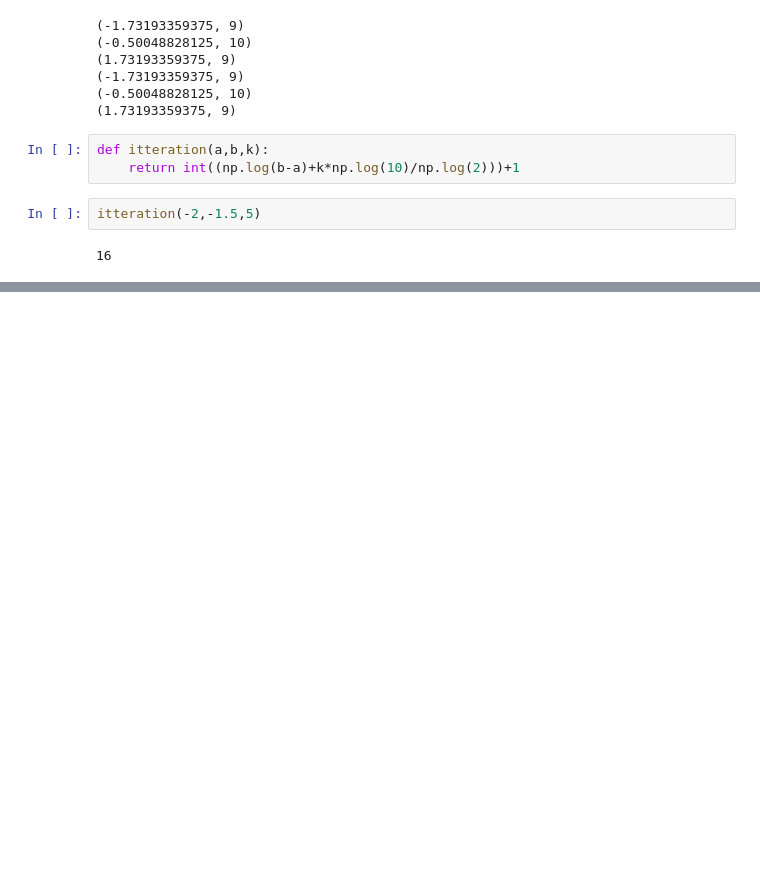
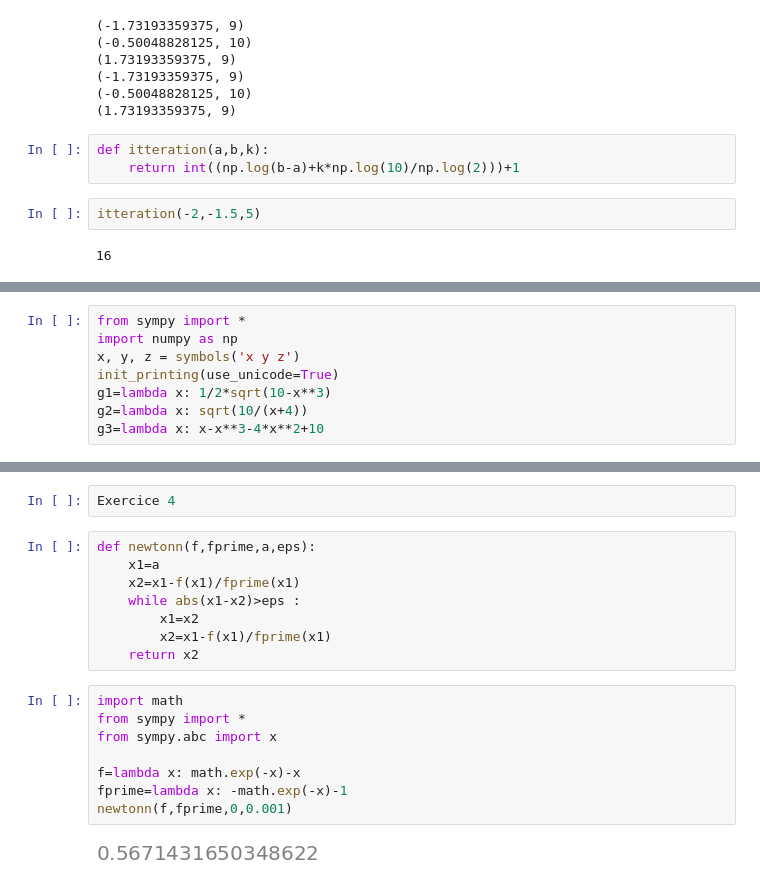
Before and after one commit to MohamedAmineBoufares/TP_Analyse_Num, a Jupyter notebook: TP1_2DNI.ipynb, the cells around one changed output, grey strips where cells are left out. Saved outputs shown, nothing was run; the diff lists cells and outputs as text; blank space fills up the shorter version.

```diff
--- a/TP1_2DNI.ipynb
+++ b/TP1_2DNI.ipynb
@@ -85,0 +154,8 @@ itteration(-2,-1.5,5)
+# %%
+from sympy import *
+import numpy as np
+x, y, z = symbols('x y z')
+init_printing(use_unicode=True)
+g1=lambda x: 1/2*sqrt(10-x**3)
+g2=lambda x: sqrt(10/(x+4))
+g3=lambda x: x-x**3-4*x**2+10
@@ -85,0 +179,20 @@ itteration(-2,-1.5,5)
+# %%
+Exercice 4
+# %%
+def newtonn(f,fprime,a,eps):
+    x1=a
+    x2=x1-f(x1)/fprime(x1)
+    while abs(x1-x2)>eps :
+        x1=x2
+        x2=x1-f(x1)/fprime(x1)
+    return x2
+# %%
+import math
+from sympy import *
+from sympy.abc import x
+
+f=lambda x: math.exp(-x)-x
+fprime=lambda x: -math.exp(-x)-1
+newtonn(f,fprime,0,0.001)
+# %% [output]
+[figure, added]
```
Also changed, not shown: parts of 11 cells of this notebook.
